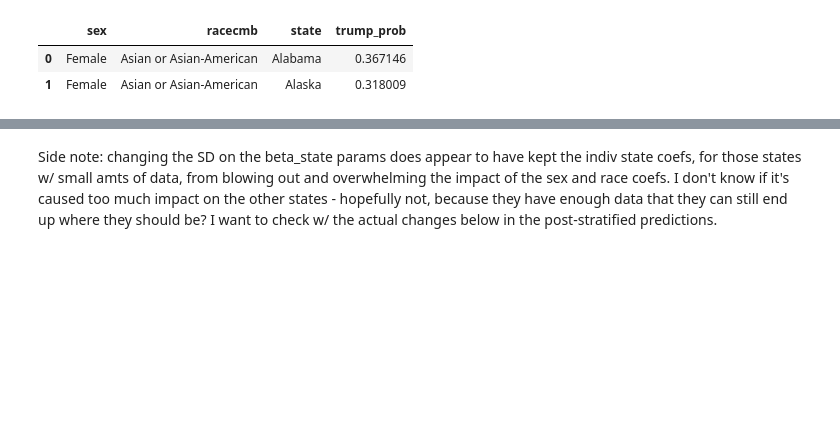
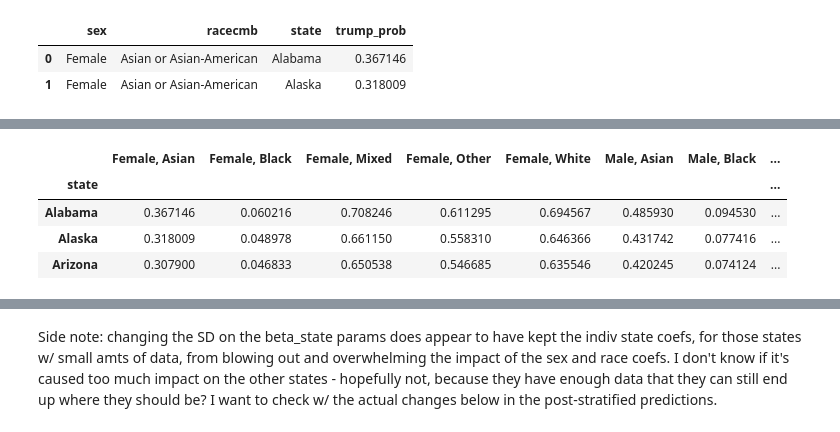
Before and after one commit to aenfield/Data512, a Jupyter notebook: project/MRP_Presidential_Election_2016.ipynb, the cells around one changed output, grey strips where cells are left out. Saved outputs shown, nothing was run; the diff lists cells and outputs as text; code cells hidden in the pictures; blank space fills up the shorter version.

```diff
--- a/project/MRP_Presidential_Election_2016.ipynb
+++ b/project/MRP_Presidential_Election_2016.ipynb
@@ -394,0 +429,13 @@ sns.heatmap(all_cells.pivot_table(columns=['sex','racecmb'],index='state',values
+# %%
+trump_probs_by_state = all_cells.pivot_table(columns=['sex','racecmb'],index='state',values='trump_prob')
+# shorten racecmb labels for display, hack per https://stackoverflow.com/questions/32892751/set-level-values-in-multiindex
+trump_probs_by_state.columns = trump_probs_by_state.columns.set_levels(trump_probs_by_state.columns.levels[1].map(shorten_racecmb_values.get), "racecmb")
+trump_probs_by_state.columns = [', '.join(col).strip() for col in trump_probs_by_state.columns.values]
+
+trump_probs_by_state[:3]
+# %% [output]
+|  | Female, Asian | Female, Black | Female, Mixed | Female, Other | Female, White | Male, Asian | Male, Black | ... |
+| state |  |  |  |  |  |  |  | ... |
+| Alabama | 0.367146 | 0.060216 | 0.708246 | 0.611295 | 0.694567 | 0.485930 | 0.094530 | ... |
+| Alaska | 0.318009 | 0.048978 | 0.661150 | 0.558310 | 0.646366 | 0.431742 | 0.077416 | ... |
+| Arizona | 0.307900 | 0.046833 | 0.650538 | 0.546685 | 0.635546 | 0.420245 | 0.074124 | ... |
```
Also changed, not shown: parts of 7 cells of this notebook.
